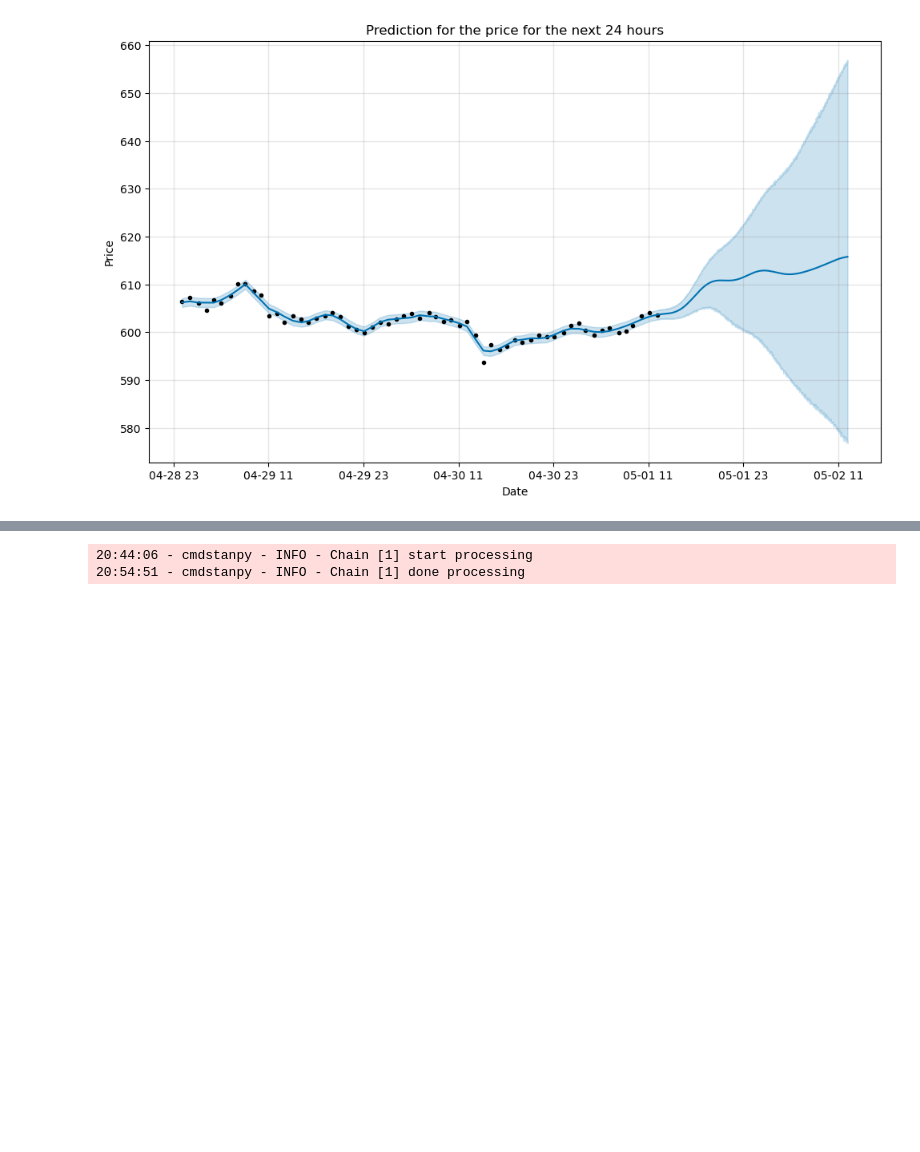
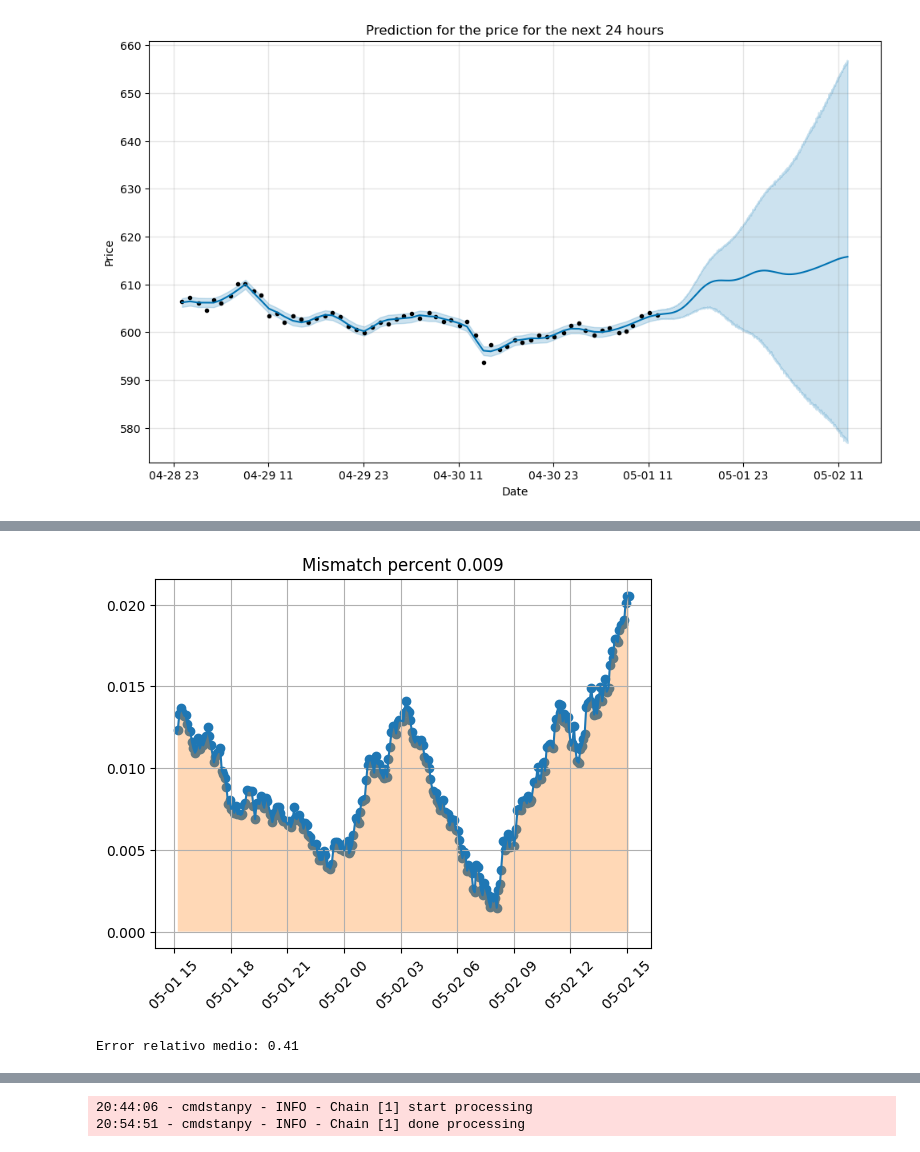
Before and after one commit to Santiagosphysics/FinalHeimdall, a Jupyter notebook: test_1.ipynb, the cells around one changed output, grey strips where cells are left out. Cells and saved outputs as stored; diff of their text form; code cells hidden in the pictures; blank space fills up the shorter version.

```diff
--- a/test_1.ipynb
+++ b/test_1.ipynb
@@ -70 +163,21 @@ def prophet_model(data, time):
+# %%
+import matplotlib.dates as mdates
+
+x = mdates.date2num(test_1['ds'])
+y = test_1['mismatch']
+
+plt.scatter(x=test_1['ds'], y=test_1['mismatch'])
+plt.plot(test_1['ds'], test_1['mismatch'])
+plt.fill_between(test_1['ds'], test_1['mismatch'], alpha=0.3)
+plt.xticks(rotation=45)
+plt.title(f'Mismatch percent {round(np.trapezoid(y,x), 4)}')
+plt.grid(True)
+plt.show()
+# %% [output]
+[figure, added]
+# %%
+error_medio = test_1['mismatch'].mean()
+print(f'Error relativo medio: {round(error_medio, 2)}')
+# %% [output]
+Error relativo medio: 0.41
 # %%
```
Also changed, not shown: parts of 10 cells of this notebook, 3 other files.
